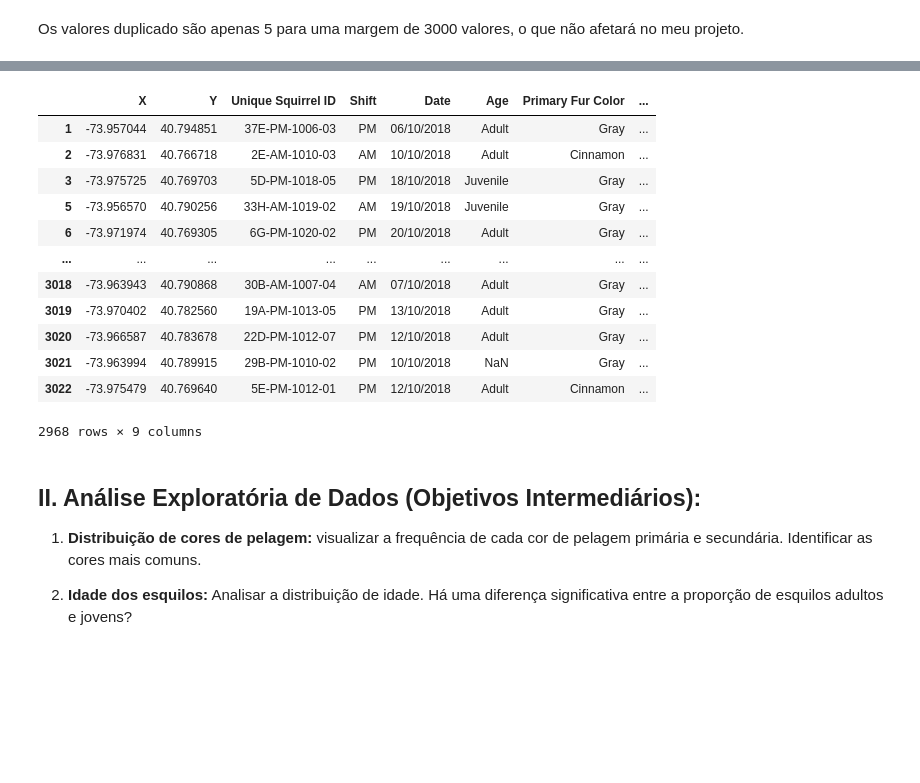
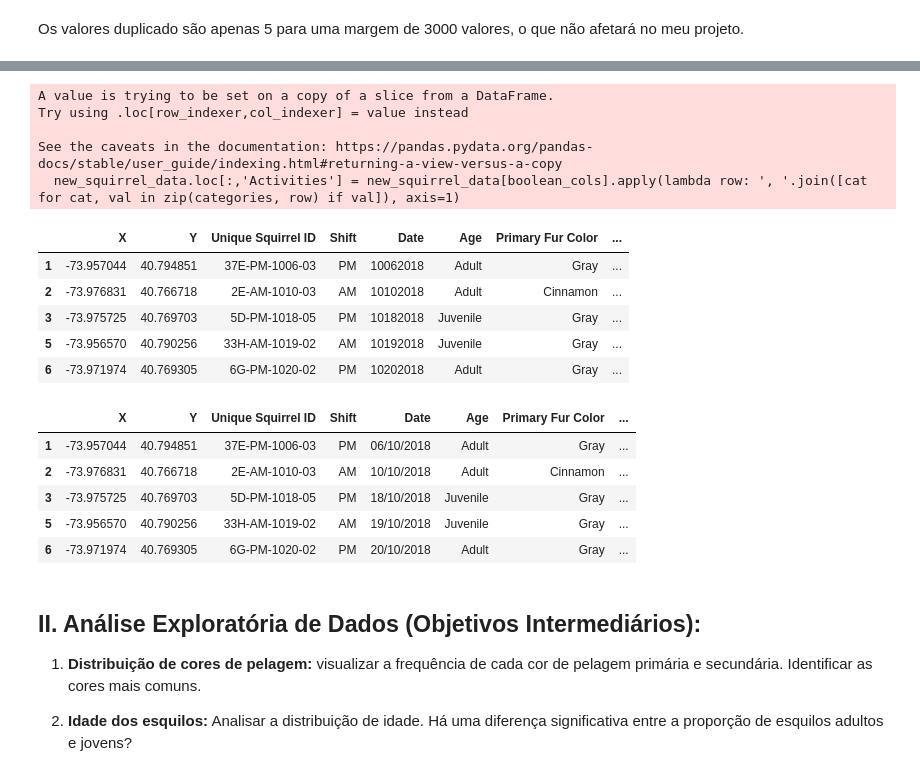
Before and after one commit to Mustasheep/Central-Park-Squirrel-Census, a Jupyter notebook: Central_Park_Squirrel_Census.ipynb, the cells around one changed output, grey strips where cells are left out. Saved outputs shown, nothing was run; the diff lists cells and outputs as text; code cells hidden in the pictures; blank space fills up the shorter version.

```diff
--- a/Central_Park_Squirrel_Census.ipynb
+++ b/Central_Park_Squirrel_Census.ipynb
@@ -97,25 +105,31 @@ boolean_cols = ['Running', 'Chasing', 'Climbing', 'Eating', 'Foraging']
 
 new_squirrel_data.loc[:,'Activities'] = new_squirrel_data[boolean_cols].apply(lambda row: ', '.join([cat for cat, val in zip(categories, row) if val]), axis=1)
 new_squirrel_data = new_squirrel_data.drop(columns=boolean_cols)
+new_squirrel_data.head()
+# %% [output]
+A value is trying to be set on a copy of a slice from a DataFrame.
+Try using .loc[row_indexer,col_indexer] = value instead
+
+See the caveats in the documentation: https://pandas.pydata.org/pandas-docs/stable/user_guide/indexing.html#returning-a-view-versus-a-copy
+  new_squirrel_data.loc[:,'Activities'] = new_squirrel_data[boolean_cols].apply(lambda row: ', '.join([cat for cat, val in zip(categories, row) if val]), axis=1)
+|  | X | Y | Unique Squirrel ID | Shift | Date | Age | Primary Fur Color | ... |
+| 1 | -73.957044 | 40.794851 | 37E-PM-1006-03 | PM | 10062018 | Adult | Gray | ... |
+| 2 | -73.976831 | 40.766718 | 2E-AM-1010-03 | AM | 10102018 | Adult | Cinnamon | ... |
+| 3 | -73.975725 | 40.769703 | 5D-PM-1018-05 | PM | 10182018 | Juvenile | Gray | ... |
+| 5 | -73.956570 | 40.790256 | 33H-AM-1019-02 | AM | 10192018 | Juvenile | Gray | ... |
+| 6 | -73.971974 | 40.769305 | 6G-PM-1020-02 | PM | 10202018 | Adult | Gray | ... |
 # %%
 # Formatar a data para valores mais acessíveis para apresentar em gráficos
 new_squirrel_data['Date'] = pd.to_datetime(new_squirrel_data['Date'], format='%m%d%Y')
 new_squirrel_data['Date'] = new_squirrel_data['Date'].dt.strftime('%d/%m/%Y')
-new_squirrel_data
+new_squirrel_data.head()
 # %% [output]
 |  | X | Y | Unique Squirrel ID | Shift | Date | Age | Primary Fur Color | ... |
 | 1 | -73.957044 | 40.794851 | 37E-PM-1006-03 | PM | 06/10/2018 | Adult | Gray | ... |
 | 2 | -73.976831 | 40.766718 | 2E-AM-1010-03 | AM | 10/10/2018 | Adult | Cinnamon | ... |
 | 3 | -73.975725 | 40.769703 | 5D-PM-1018-05 | PM | 18/10/2018 | Juvenile | Gray | ... |
 | 5 | -73.956570 | 40.790256 | 33H-AM-1019-02 | AM | 19/10/2018 | Juvenile | Gray | ... |
 | 6 | -73.971974 | 40.769305 | 6G-PM-1020-02 | PM | 20/10/2018 | Adult | Gray | ... |
-| ... | ... | ... | ... | ... | ... | ... | ... | ... |
-| 3018 | -73.963943 | 40.790868 | 30B-AM-1007-04 | AM | 07/10/2018 | Adult | Gray | ... |
-| 3019 | -73.970402 | 40.782560 | 19A-PM-1013-05 | PM | 13/10/2018 | Adult | Gray | ... |
-| 3020 | -73.966587 | 40.783678 | 22D-PM-1012-07 | PM | 12/10/2018 | Adult | Gray | ... |
-| 3021 | -73.963994 | 40.789915 | 29B-PM-1010-02 | PM | 10/10/2018 | NaN | Gray | ... |
-| 3022 | -73.975479 | 40.769640 | 5E-PM-1012-01 | PM | 12/10/2018 | Adult | Cinnamon | ... |
-2968 rows × 9 columns
 # %% [markdown]
 ## II. Análise Exploratória de Dados (Objetivos Intermediários):
 
```
Also changed, not shown: parts of 1 cell of this notebook.
